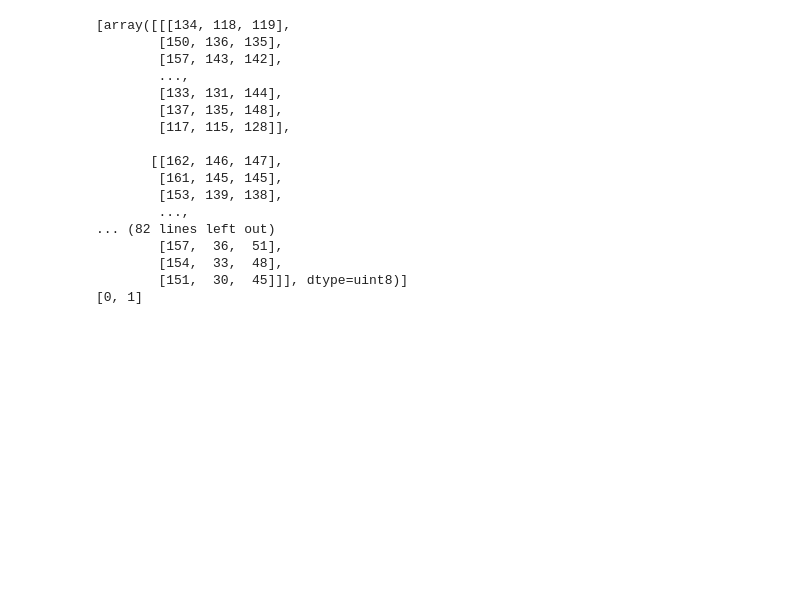
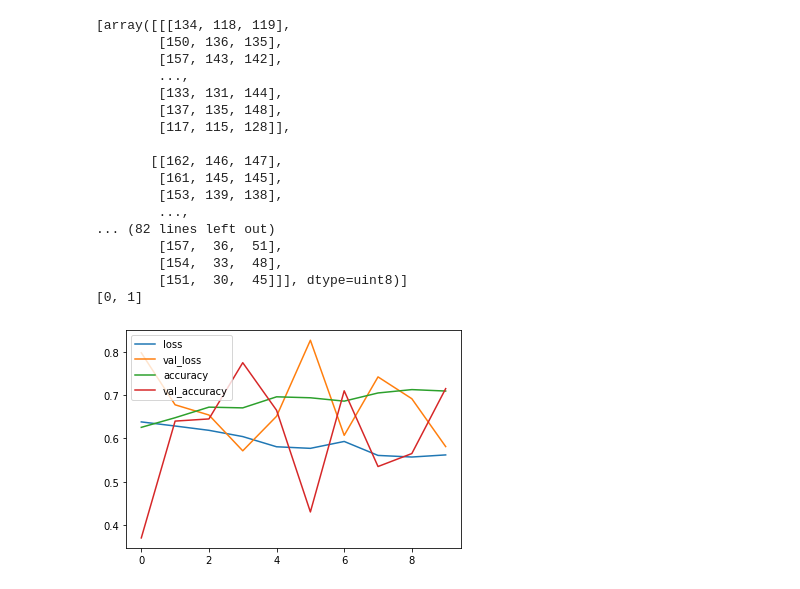
Before and after one commit to whf15/whf15-python-game, a Jupyter notebook: oneman/MrGaoPythonclass/02class/src/day06-Dogs_scanning.ipynb, the cells around one changed output. Saved outputs shown, nothing was run; the diff lists cells and outputs as text; code cells hidden in the pictures; blank space fills up the shorter version.

```diff
--- a/oneman/MrGaoPythonclass/02class/src/day06-Dogs_scanning.ipynb
+++ b/oneman/MrGaoPythonclass/02class/src/day06-Dogs_scanning.ipynb
@@ -60,7 +61,7 @@ from PIL import Image
 # %%
 dataset_path = 'C:\\Users\\whfo\\Downloads\\第24讲资料和源码.zip\\第6讲资料和源码\\猫狗数据集\\'
 n_class = 2
-epochs = 250
+epochs = 10
 batchsize = 256
 # %%
 x = [] #建立一个样本列表
@@ -108,0 +100,32 @@ C:\Users\whfo\Downloads\第24讲资料和源码.zip\第6讲资料和源码\猫
+# %%
+# plt.imshow(x_train[1])
+# plt.savefig('acb.jpg')
+model = Sequential()
+
+model.add(Conv2D(filters=32,kernel_size=(3,3),input_shape=(100,100,3),activation='relu'))
+model.add(MaxPool2D(pool_size=(2,2)))
+model.add(Dropout(0.25))
+
+model.add(Conv2D(filters=64,kernel_size=(3,3),activation='relu'))
+model.add(MaxPool2D(pool_size=(2,2)))
+model.add(Dropout(0.25))
+
+model.add(Conv2D(filters=128,kernel_size=(3,3),activation='relu'))
+model.add(MaxPool2D(pool_size=(2,2)))
+model.add(Dropout(0.25))
+
+model.add(Flatten())
+model.add(Dense(128,activation='relu'))
+model.add(Dropout(0.45))
+model.add(Dense(n_class,activation='softmax'))
+# %%
+model.compile(optimizer=Adam(), loss=categorical_crossentropy,metrics=['accuracy'])
+history = model.fit(
+          x_train,
+          y_train,
+          epochs=epochs,
+          batch_size=batchsize,
+          shuffle=True,
+          validation_split=0.1
+          )
+model.save('../output/DOGsOCR/dogcatOCR.h5')
@@ -127,3 +171,15 @@ print(y)
         [154,  33,  48],
         [151,  30,  45]]], dtype=uint8)]
 [0, 1]
+# %%
+#loss输出
+
+plt.plot(history.history['loss'], label='train_loss')
+plt.plot(history.history['val_loss'], label='val_loss')
+plt.plot(history.history['accuracy'],label='train_acc')
+plt.plot(history.history['val_accuracy'], label = 'val_acc')
+plt.legend(["loss","val_loss","accuracy","val_accuracy"],loc="upper left")
+
+plt.savefig('../output/DOGsOCR/accloss.jpg')
+# %% [output]
+[figure, added]
```
Also changed, not shown: parts of 3 cells of this notebook, 2 other files.
